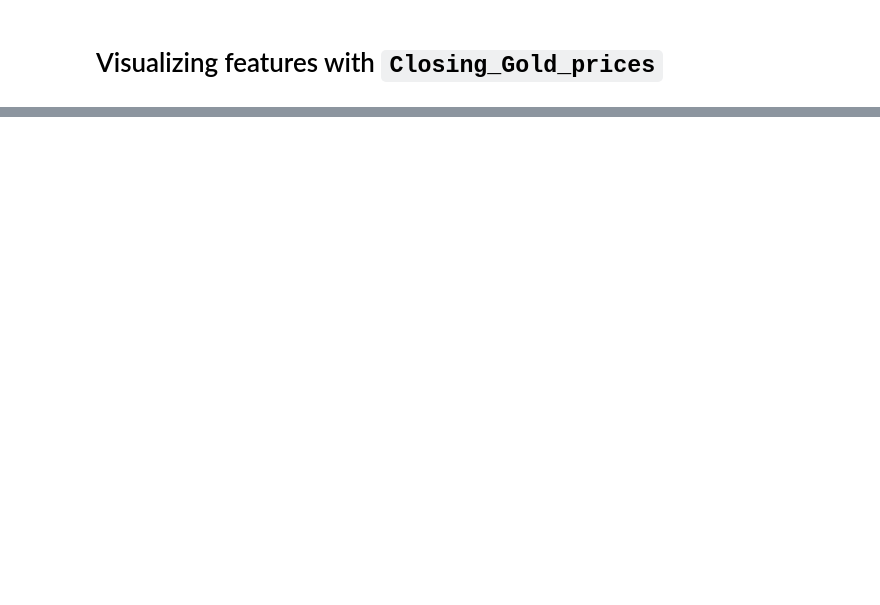
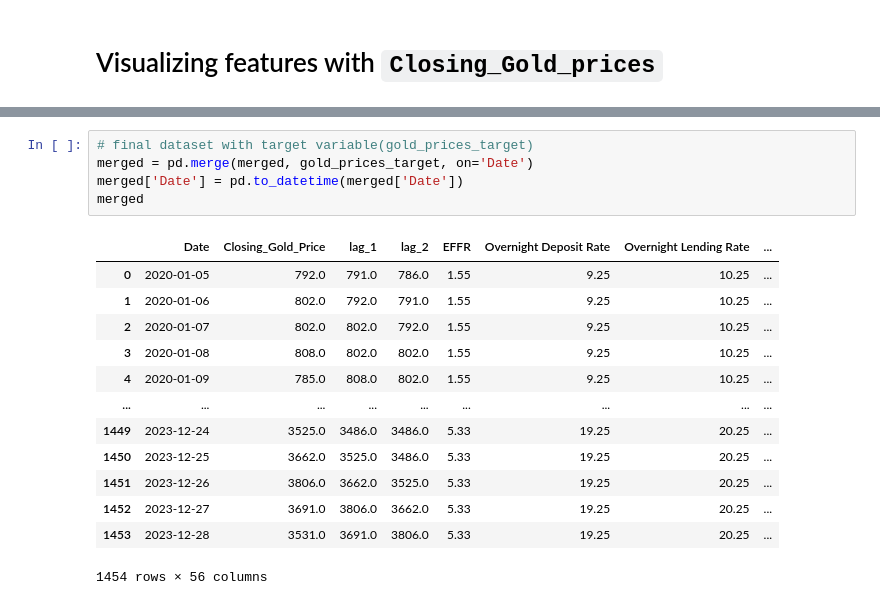
Before and after one commit to mazenwk/beltone-hackathon, a Jupyter notebook: src/Workout/Skeleton.ipynb, the cells around one changed output, grey strips where cells are left out. Cells and saved outputs as stored; diff of their text form; blank space fills up the shorter version.

```diff
--- a/src/Workout/Skeleton.ipynb
+++ b/src/Workout/Skeleton.ipynb
@@ -241,0 +266,19 @@ for feature in features:
+# %%
+# final dataset with target variable(gold_prices_target)
+merged = pd.merge(merged, gold_prices_target, on='Date')
+merged['Date'] = pd.to_datetime(merged['Date'])
+merged
+# %% [output]
+|  | Date | Closing_Gold_Price | lag_1 | lag_2 | EFFR | Overnight Deposit Rate | Overnight Lending Rate | ... |
+| 0 | 2020-01-05 | 792.0 | 791.0 | 786.0 | 1.55 | 9.25 | 10.25 | ... |
+| 1 | 2020-01-06 | 802.0 | 792.0 | 791.0 | 1.55 | 9.25 | 10.25 | ... |
+| 2 | 2020-01-07 | 802.0 | 802.0 | 792.0 | 1.55 | 9.25 | 10.25 | ... |
+| 3 | 2020-01-08 | 808.0 | 802.0 | 802.0 | 1.55 | 9.25 | 10.25 | ... |
+| 4 | 2020-01-09 | 785.0 | 808.0 | 802.0 | 1.55 | 9.25 | 10.25 | ... |
+| ... | ... | ... | ... | ... | ... | ... | ... | ... |
+| 1449 | 2023-12-24 | 3525.0 | 3486.0 | 3486.0 | 5.33 | 19.25 | 20.25 | ... |
+| 1450 | 2023-12-25 | 3662.0 | 3525.0 | 3486.0 | 5.33 | 19.25 | 20.25 | ... |
+| 1451 | 2023-12-26 | 3806.0 | 3662.0 | 3525.0 | 5.33 | 19.25 | 20.25 | ... |
+| 1452 | 2023-12-27 | 3691.0 | 3806.0 | 3662.0 | 5.33 | 19.25 | 20.25 | ... |
+| 1453 | 2023-12-28 | 3531.0 | 3691.0 | 3806.0 | 5.33 | 19.25 | 20.25 | ... |
+1454 rows × 56 columns
```
Also changed, not shown: parts of 17 cells of this notebook.
